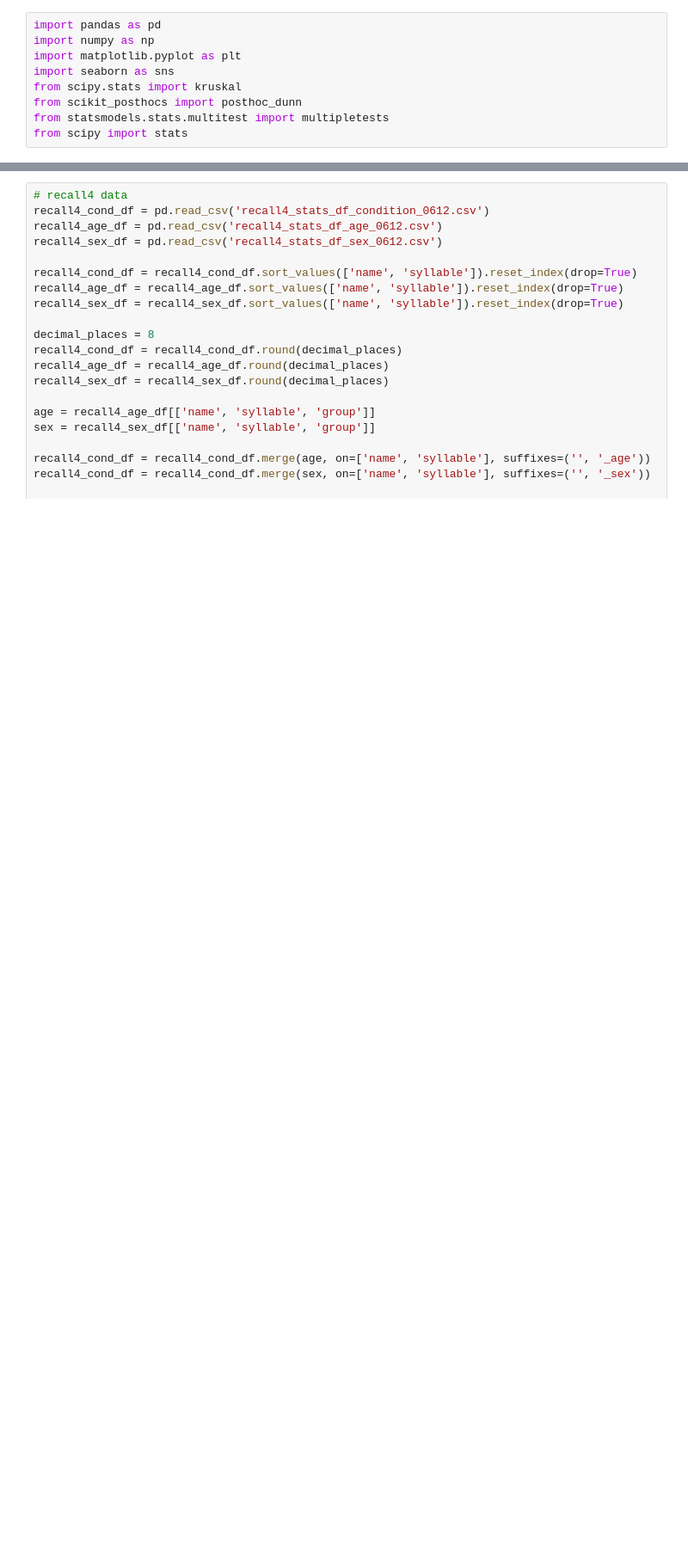
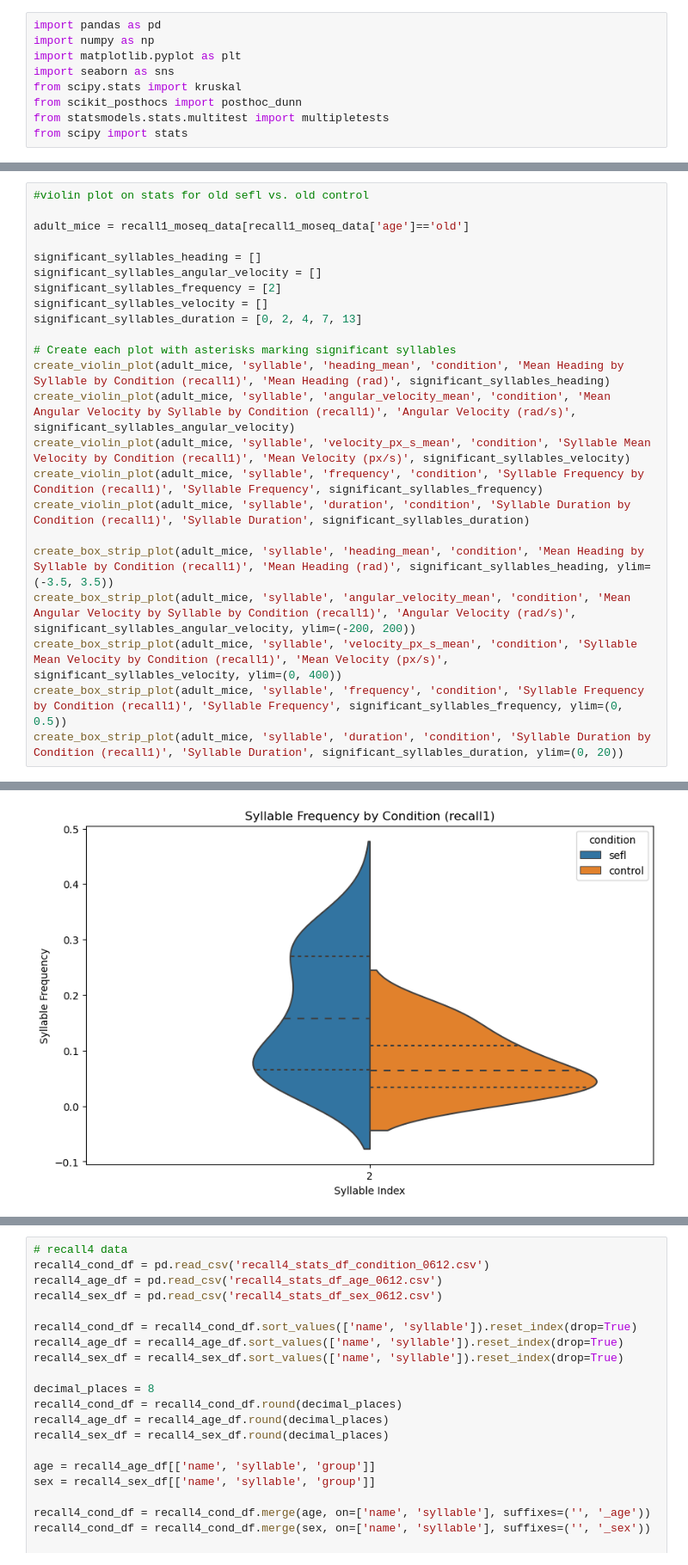
Before and after one commit to GergelyTuri/els_project, a Jupyter notebook: notebooks/novak_analyses/moseq_data_plotting.ipynb, the cells around one changed output, grey strips where cells are left out. Shown at 86% size. Drawn from its saved outputs; the diff is of its cells as text; blank space fills up the shorter version.

```diff
--- a/notebooks/novak_analyses/moseq_data_plotting.ipynb
+++ b/notebooks/novak_analyses/moseq_data_plotting.ipynb
@@ -127,0 +180,24 @@ create_violin_plot(recall1_moseq_data, 'syllable', 'duration', 'sex', 'Syllable
+# %%
+#violin plot on stats for old sefl vs. old control
+
+adult_mice = recall1_moseq_data[recall1_moseq_data['age']=='old']
+
+significant_syllables_heading = []
+significant_syllables_angular_velocity = []
+significant_syllables_frequency = [2]
+significant_syllables_velocity = []
+significant_syllables_duration = [0, 2, 4, 7, 13]
+
+# Create each plot with asterisks marking significant syllables
+create_violin_plot(adult_mice, 'syllable', 'heading_mean', 'condition', 'Mean Heading by Syllable by Condition (recall1)', 'Mean Heading (rad)', significant_syllables_heading)
+create_violin_plot(adult_mice, 'syllable', 'angular_velocity_mean', 'condition', 'Mean Angular Velocity by Syllable by Condition (recall1)', 'Angular Velocity (rad/s)', significant_syllables_angular_velocity)
+create_violin_plot(adult_mice, 'syllable', 'velocity_px_s_mean', 'condition', 'Syllable Mean Velocity by Condition (recall1)', 'Mean Velocity (px/s)', significant_syllables_velocity)
+create_violin_plot(adult_mice, 'syllable', 'frequency', 'condition', 'Syllable Frequency by Condition (recall1)', 'Syllable Frequency', significant_syllables_frequency)
+create_violin_plot(adult_mice, 'syllable', 'duration', 'condition', 'Syllable Duration by Condition (recall1)', 'Syllable Duration', significant_syllables_duration)
+
+create_box_strip_plot(adult_mice, 'syllable', 'heading_mean', 'condition', 'Mean Heading by Syllable by Condition (recall1)', 'Mean Heading (rad)', significant_syllables_heading, ylim=(-3.5, 3.5))
+create_box_strip_plot(adult_mice, 'syllable', 'angular_velocity_mean', 'condition', 'Mean Angular Velocity by Syllable by Condition (recall1)', 'Angular Velocity (rad/s)', significant_syllables_angular_velocity, ylim=(-200, 200))
+create_box_strip_plot(adult_mice, 'syllable', 'velocity_px_s_mean', 'condition', 'Syllable Mean Velocity by Condition (recall1)', 'Mean Velocity (px/s)', significant_syllables_velocity, ylim=(0, 400))
+create_box_strip_plot(adult_mice, 'syllable', 'frequency', 'condition', 'Syllable Frequency by Condition (recall1)', 'Syllable Frequency', significant_syllables_frequency, ylim=(0, 0.5))
+create_box_strip_plot(adult_mice, 'syllable', 'duration', 'condition', 'Syllable Duration by Condition (recall1)', 'Syllable Duration', significant_syllables_duration, ylim=(0, 20))
+# %% [output]
@@ -127,0 +207 @@ create_violin_plot(recall1_moseq_data, 'syllable', 'duration', 'sex', 'Syllable
+[figure, added]
```
Also changed, not shown: parts of 19 cells of this notebook, 24 other files.
